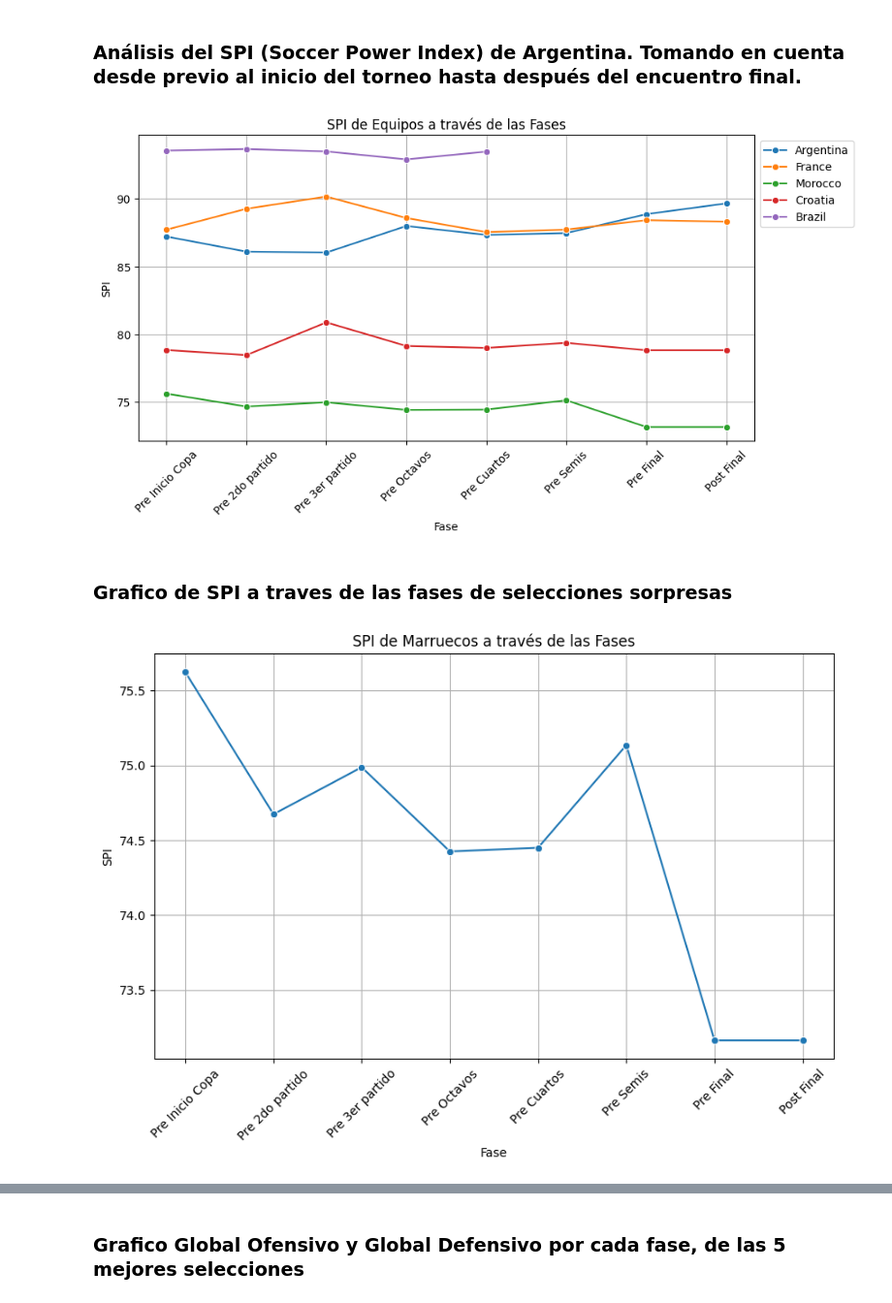
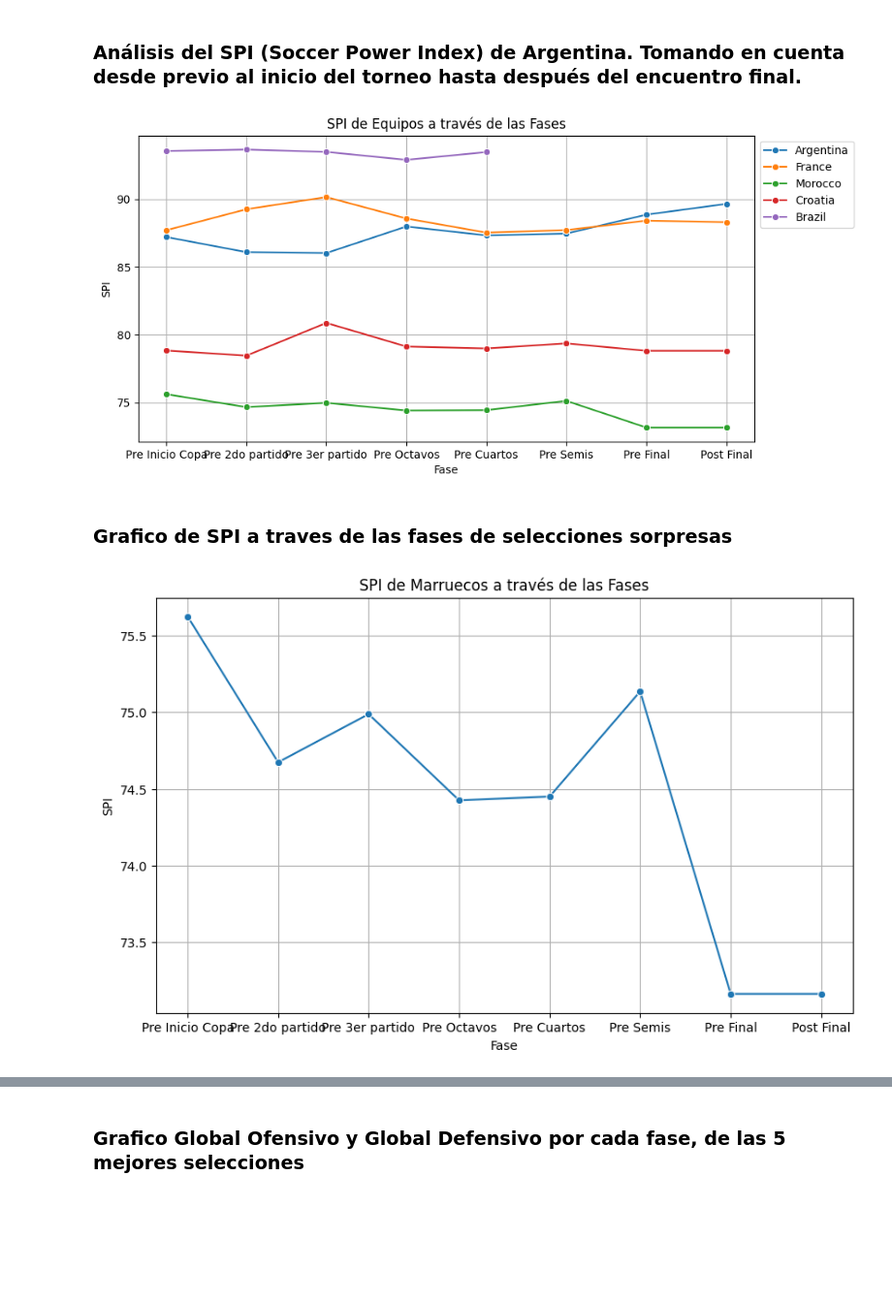
Before and after one commit to valenrosito/TP-Fundamentos_Ciencia_de_Datos, a Jupyter notebook: src/TP.ipynb, the cells around one changed output, grey strips where cells are left out. Shown at 97% size. Drawn from its saved outputs; the diff is of its cells as text; code cells hidden in the pictures; blank space fills up the shorter version.

```diff
--- a/src/TP.ipynb
+++ b/src/TP.ipynb
@@ -318,8 +318,30 @@ equipo_sorpresa
 ## GRAFICOS
 # %% [markdown]
 ### CREACIÓN DE GRAFICOS EN COMUN
+# %%
+def texto_grafico(xlabel : str, ylabel : str, titulo : str, leyenda : bool = True, grid : bool = True):
+    """
+    Esta función maneja el texto de los gráficos.
+    Args:
+        xlabel (str): Título del eje x.
+        ylabel (str): Título del eje y.
+        titulo (str): Título del gráfico.
+        leyenda (bool): Si se desea mostrar la leyenda en el gráfico.
+        grid (bool): Si se desea mostrar la grilla en el gráfico.
+    """
+    plt.xlabel(xlabel)
+    plt.ylabel(ylabel)
+    plt.title(titulo)
+
+    if leyenda:
+        plt.legend(bbox_to_anchor=(1, 1), loc='upper left')
+
+    if grid:
+        plt.grid(True)
+
+    plt.show()
 # %%
-def grafico_lineplot(dataset : pd.DataFrame, tamanio_x : int, tamanio_y : int , columna_x : str, columna_y : str, hue : str, xlabel : str, ylabel : str, titulo : str, leyenda : bool = True):
+def grafico_lineplot(dataset : pd.DataFrame, tamanio_x : int, tamanio_y : int , columna_x : str, columna_y : str, xlabel : str, ylabel : str, titulo : str,  hue : str = None, leyenda : bool = True, grid : bool = True):
     """
     Esta función crea un gráfico de línea a partir de un DataFrame.
     Args:
@@ -328,42 +350,35 @@ def grafico_lineplot(dataset : pd.DataFrame, tamanio_x : int, tamanio_y : int ,
         tamanio_y (int): El tamaño del gráfico en el eje Y.
         columna_x (str): El nombre de la columna que se usará en el eje X.
         columna_y (str): El nombre de la columna que se usará en el eje Y.
-        hue (str): El nombre de la columna que se usará para diferenciar las líneas en el gráfico.
         xlabel (str): La etiqueta del eje X.
         ylabel (str): La etiqueta del eje Y.
         titulo (str): El título del gráfico.
         leyenda (bool): Indica si se debe mostrar la leyenda en el gráfico.
+        hue (str): El nombre de la columna que se usará para diferenciar las líneas en el gráfico.
+        grid (bool): Indica si se debe mostrar la grilla en el gráfico.
     """
     plt.figure(figsize=(tamanio_x, tamanio_y))
     sns.lineplot(data=dataset, x=columna_x, y=columna_y, hue= hue, marker='o', sort=False)
 
     plt.gca().invert_xaxis()
 
-    plt.title(titulo)
-    plt.xlabel(xlabel)
-    plt.ylabel(ylabel)
-    if leyenda:
-        plt.legend(bbox_to_anchor=(1, 1), loc='upper left')
-    plt.xticks(rotation=45)
-    plt.grid(True)
-
-    plt.show()
+    texto_grafico(xlabel, ylabel, titulo, leyenda,grid)
 # %% [markdown]
 ### Análisis del SPI (Soccer Power Index) de Argentina. Tomando en cuenta desde previo al inicio del torneo hasta después del encuentro final.
 # %%
 equipos_interes = ['Argentina', 'France', 'Brazil', 'Croatia', 'Morocco']
 equipos_data = pronostico[pronostico['Equipo'].isin(equipos_interes)]
 
-grafico_lineplot(equipos_data, 10, 5, 'Fase', 'SPI', 'Equipo', 'Fase', 'SPI', 'SPI de Equipos a través de las Fases')
+grafico_lineplot(equipos_data, 10, 5, 'Fase', 'SPI', 'Fase', 'SPI', 'SPI de Equipos a través de las Fases', 'Equipo')
 # %% [output]
-[figure, old version]
+[figure, new version]
 # %% [markdown]
 ### Grafico de SPI a traves de las fases de selecciones sorpresas
 # %%
 marruecos_data = pronostico[pronostico['Equipo'] == 'Morocco']
 
-grafico_lineplot(dataset = marruecos_data, tamanio_x = 10, tamanio_y = 6, columna_x = 'Fase', columna_y = 'SPI', hue = None, xlabel ='Fase', ylabel = 'SPI', titulo = 'SPI de Marruecos a través de las Fases', leyenda= False)
+grafico_lineplot(dataset = marruecos_data, tamanio_x = 10, tamanio_y = 6, columna_x = 'Fase', columna_y = 'SPI', xlabel ='Fase', ylabel = 'SPI', titulo = 'SPI de Marruecos a través de las Fases', leyenda= False)
 # %% [output]
-[figure, old version]
+[figure, new version]
 # %%
 croacia_data = pronostico[pronostico['Equipo'] == 'Croatia']
```
Also changed, not shown: parts of 5 cells of this notebook.
